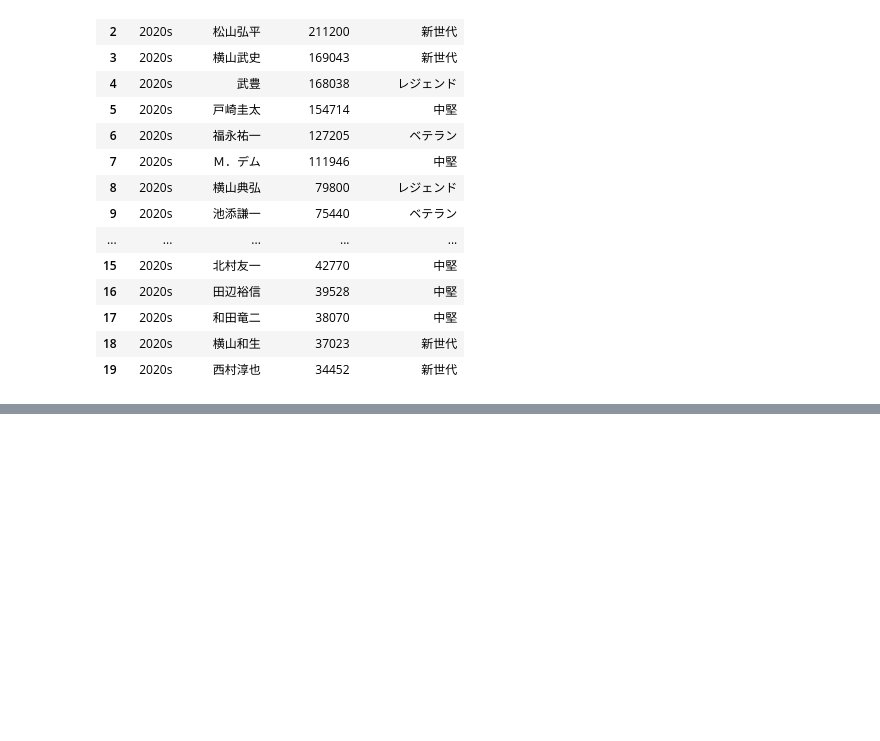
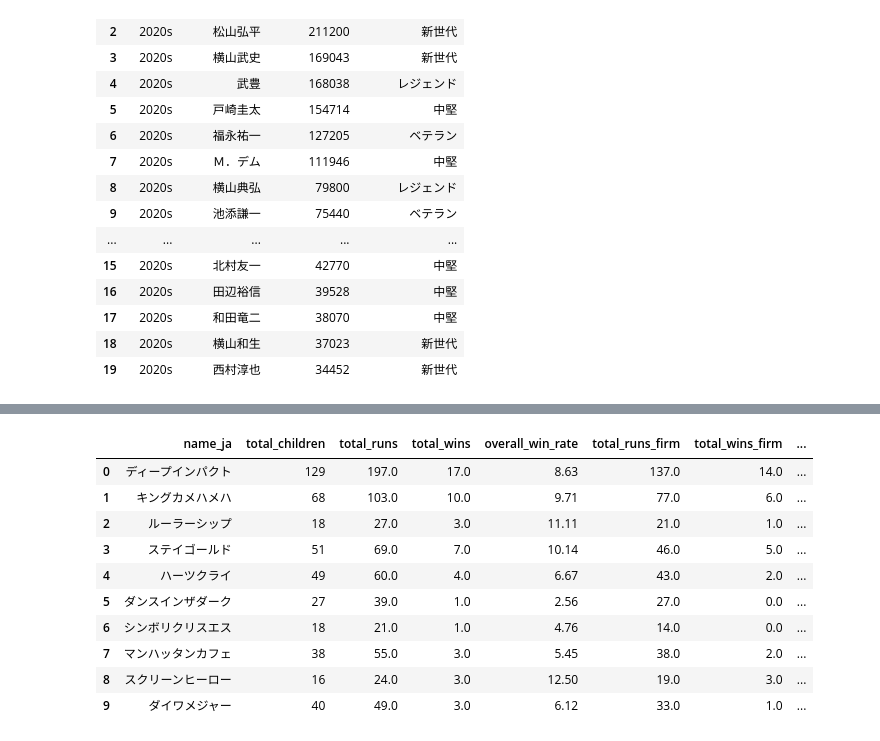
Before and after one commit to nozomusudo/stallion-analytics, a Jupyter notebook: packages/ml-analysis/notebooks/06_simple_postgresql_sql.ipynb, the cells around one changed output, grey strips where cells are left out. Saved outputs shown, nothing was run; the diff lists cells and outputs as text; code cells hidden in the pictures; blank space fills up the shorter version.

```diff
--- a/packages/ml-analysis/notebooks/06_simple_postgresql_sql.ipynb
+++ b/packages/ml-analysis/notebooks/06_simple_postgresql_sql.ipynb
@@ -929,0 +955,88 @@ query ("""
+# %%
+# 高野Q
+
+
+query ("""
+
+    WITH horse_track_condition_stats AS (
+        SELECT
+            rr.horse_id,
+            COUNT(*) AS total_runs,
+            COUNT(CASE WHEN rr.finish_position = 1 THEN 1 END) AS wins,
+
+            -- 重について
+            COUNT(CASE WHEN r.track_condition = '重' THEN 1 END) AS runs_firm,
+            COUNT(CASE WHEN r.track_condition = '重' AND rr.finish_position = 1 THEN 1 END) AS wins_firm,
+            SUM(CASE WHEN r.track_condition = '重' AND rr.finish_position <= 5 THEN 6 - rr.finish_position END) * 100.0
+                / COUNT(CASE WHEN r.track_condition = '重' THEN 1 END)  AS points_firm,
+
+            -- 不良について
+            COUNT(CASE WHEN r.track_condition = '不良' THEN 1 END) AS runs_yielding,
+            COUNT(CASE WHEN r.track_condition = '不良' AND rr.finish_position = 1 THEN 1 END) AS wins_yielding,
+            SUM(CASE WHEN r.track_condition = '不良' AND rr.finish_position <= 5 THEN 6 - rr.finish_position END) * 100.0
+                / COUNT(CASE WHEN r.track_condition = '不良' THEN 1 END)  AS points_yielding
+
+        FROM race_results rr
+        JOIN races r ON rr.race_id = r.race_id
+        WHERE r.track_condition IN ('重', '不良')
+        GROUP BY rr.horse_id
+    ),
+    sire_track_condition_stats AS (
+        SELECT
+            h.sire_id,
+            COUNT(*) AS total_children,
+            SUM(htcs.total_runs) AS total_runs,
+            SUM(htcs.wins) AS total_wins,
+
+            -- 重馬場の計算
+            SUM(htcs.runs_firm) AS total_runs_firm,
+            SUM(htcs.wins_firm) AS total_wins_firm,
+            SUM(htcs.points_firm * htcs.runs_firm) / NULLIF(SUM(htcs.runs_firm), 0) AS avg_points_firm,
+            -- 不良馬場の計算
+            SUM(htcs.runs_yielding) AS total_runs_yielding,
+            SUM(htcs.wins_yielding) AS total_wins_yielding,
+            SUM(htcs.points_yielding * htcs.runs_yielding) / NULLIF(SUM(htcs.runs_yielding), 0) AS avg_points_yielding,
+
+            -- 集計
+            SUM(htcs.points_firm + htcs.points_yielding * 2.0) AS total_points,
+            ROW_NUMBER() OVER (ORDER BY SUM(htcs.points_firm + htcs.points_yielding * 2.0) DESC) AS rank
+
+        FROM horse_track_condition_stats htcs
+        JOIN horses h ON htcs.horse_id = h.id
+        WHERE h.sire_id IS NOT NULL AND h.sire_id != ''
+        GROUP BY h.sire_id
+    )
+    SELECT
+        ROUND(total_points, 2) AS total_points
+        h.name_ja,
+        total_children,
+        total_runs,
+        total_wins,
+        ROUND(total_wins * 100.0 / NULLIF(total_runs, 0), 2) AS overall_win_rate,
+        total_runs_firm,
+        total_wins_firm,
+        ROUND(total_wins_firm * 100.0 / NULLIF(total_runs_firm, 0), 2) AS win_rate_firm,
+        ROUND(avg_points_firm, 2) AS avg_points_firm,
+        total_runs_yielding,
+        total_wins_yielding,
+        ROUND(total_wins_yielding * 100.0 / NULLIF(total_runs_yielding, 0), 2) AS win_rate_yielding,
+        ROUND(avg_points_yielding, 2) AS avg_points_yielding,
+    FROM sire_track_condition_stats
+    JOIN horses h ON sire_track_condition_stats.sire_id = h.id
+    WHERE total_children >= 5 AND total_runs >= 20 AND total_points IS NOT NULL
+    ORDER BY rank;
+
+
+""")
+# %% [output]
+|  | name_ja | total_children | total_runs | total_wins | overall_win_rate | total_runs_firm | total_wins_firm | ... |
+| 0 | ディープインパクト | 129 | 197.0 | 17.0 | 8.63 | 137.0 | 14.0 | ... |
+| 1 | キングカメハメハ | 68 | 103.0 | 10.0 | 9.71 | 77.0 | 6.0 | ... |
+| 2 | ルーラーシップ | 18 | 27.0 | 3.0 | 11.11 | 21.0 | 1.0 | ... |
+| 3 | ステイゴールド | 51 | 69.0 | 7.0 | 10.14 | 46.0 | 5.0 | ... |
+| 4 | ハーツクライ | 49 | 60.0 | 4.0 | 6.67 | 43.0 | 2.0 | ... |
+| 5 | ダンスインザダーク | 27 | 39.0 | 1.0 | 2.56 | 27.0 | 0.0 | ... |
+| 6 | シンボリクリスエス | 18 | 21.0 | 1.0 | 4.76 | 14.0 | 0.0 | ... |
+| 7 | マンハッタンカフェ | 38 | 55.0 | 3.0 | 5.45 | 38.0 | 2.0 | ... |
+| 8 | スクリーンヒーロー | 16 | 24.0 | 3.0 | 12.50 | 19.0 | 3.0 | ... |
+| 9 | ダイワメジャー | 40 | 49.0 | 3.0 | 6.12 | 33.0 | 1.0 | ... |
```
Also changed, not shown: parts of 1 cell of this notebook.
